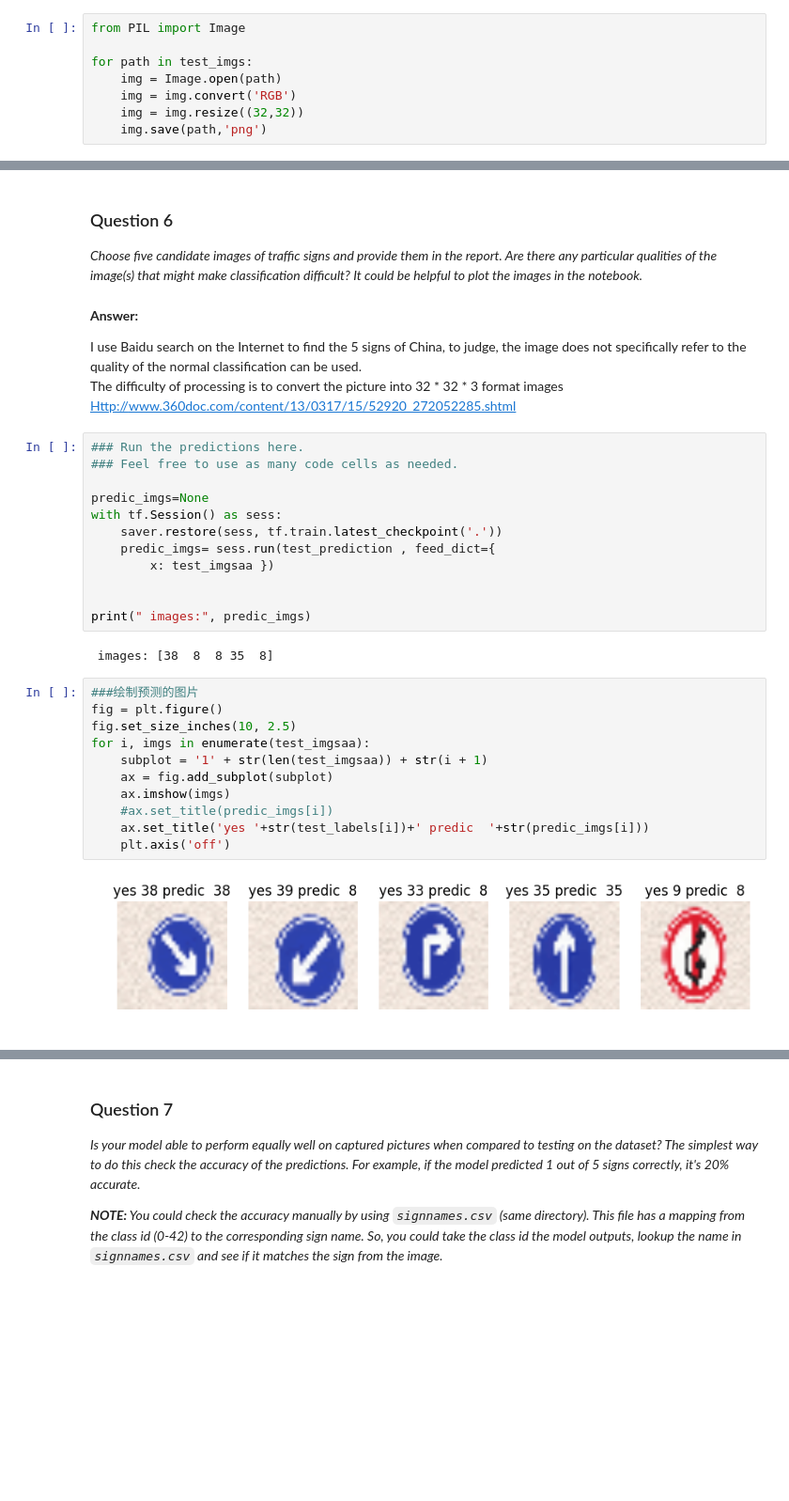
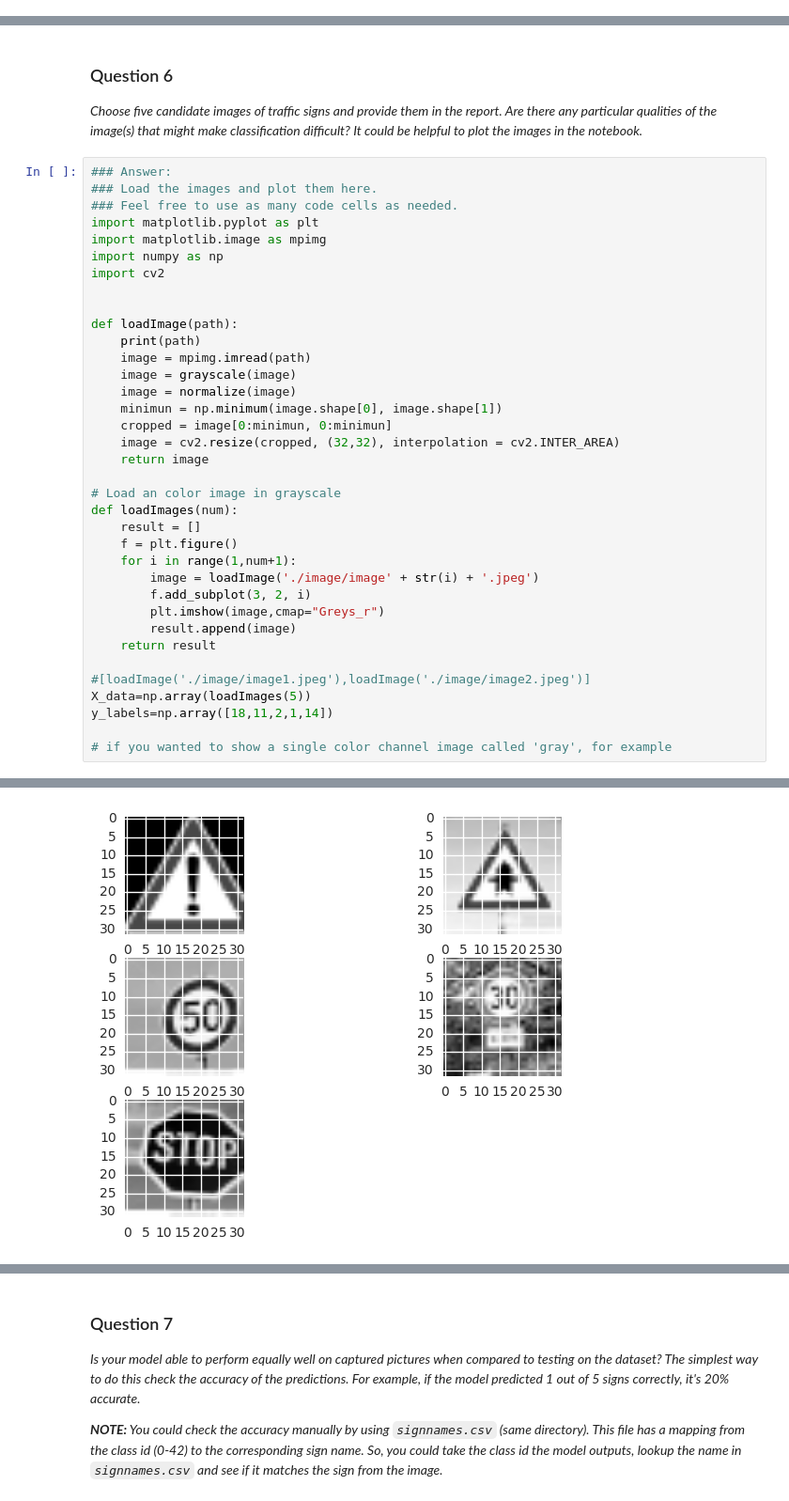
Before and after one commit to aruizga7/CarND-Traffic-Sign-Classifier-Project, a Jupyter notebook: Traffic_Sign_Classifier.ipynb, the cells around one changed output, grey strips where cells are left out. Shown: that part at 94% size. Drawn from its saved outputs; the diff is of its cells as text; blank space fills up the shorter version.

```diff
--- a/Traffic_Sign_Classifier.ipynb
+++ b/Traffic_Sign_Classifier.ipynb
@@ -493,8 +515,0 @@ test_labels=[
-# %%
-from PIL import Image
-
-for path in test_imgs:
-    img = Image.open(path)
-    img = img.convert('RGB')
-    img = img.resize((32,32))
-    img.save(path,'png')
@@ -522,36 +517,40 @@ for img in test_imgsaa:
 ### Question 6
 
 _Choose five candidate images of traffic signs and provide them in the report. Are there any particular qualities of the image(s) that might make classification difficult? It could be helpful to plot the images in the notebook._
-# %% [markdown]
-**Answer:**
-
-I use Baidu search on the Internet to find the 5 signs of China, to judge, the image does not specifically refer to the quality of the normal classification can be used.<br>
-The difficulty of processing is to convert the picture into 32 * 32 * 3 format images<br>
-<a href=Http://www.360doc.com/content/13/0317/15/52920_272052285.shtml>Http://www.360doc.com/content/13/0317/15/52920_272052285.shtml<a>
-# %%
-### Run the predictions here.
-### Feel free to use as many code cells as needed.
-
-predic_imgs=None
-with tf.Session() as sess:
-    saver.restore(sess, tf.train.latest_checkpoint('.'))
-    predic_imgs= sess.run(test_prediction , feed_dict={
-        x: test_imgsaa })
-
-
-print(" images:", predic_imgs)
-# %% [output]
- images: [38  8  8 35  8]
-# %%
-###绘制预测的图片
-fig = plt.figure()
-fig.set_size_inches(10, 2.5)
-for i, imgs in enumerate(test_imgsaa):
-    subplot = '1' + str(len(test_imgsaa)) + str(i + 1)
-    ax = fig.add_subplot(subplot)
-    ax.imshow(imgs)
-    #ax.set_title(predic_imgs[i])
-    ax.set_title('yes '+str(test_labels[i])+' predic  '+str(predic_imgs[i]))
-    plt.axis('off')
-# %% [output]
-[figure, removed]
+# %%
+### Answer:
+### Load the images and plot them here.
+### Feel free to use as many code cells as needed.
+import matplotlib.pyplot as plt
+import matplotlib.image as mpimg
+import numpy as np
+import cv2
+
+
+def loadImage(path):
+    print(path)
+    image = mpimg.imread(path)
+    image = grayscale(image)
+    image = normalize(image)
+    minimun = np.minimum(image.shape[0], image.shape[1])
+    cropped = image[0:minimun, 0:minimun]
+    image = cv2.resize(cropped, (32,32), interpolation = cv2.INTER_AREA)
+    return image
+
+# Load an color image in grayscale
+def loadImages(num):
+    result = []
+    f = plt.figure()
+    for i in range(1,num+1):
+        image = loadImage('./image/image' + str(i) + '.jpeg')
+        f.add_subplot(3, 2, i)
+        plt.imshow(image,cmap="Greys_r")
+        result.append(image)
+    return result
+
+#[loadImage('./image/image1.jpeg'),loadImage('./image/image2.jpeg')]
+X_data=np.array(loadImages(5))
+y_labels=np.array([18,11,2,1,14])
+
+# if you wanted to show a single color channel image called 'gray', for example
+# %% [output]
@@ -557,0 +562 @@ for i, imgs in enumerate(test_imgsaa):
+[figure, added]
```
Also changed, not shown: parts of 38 cells of this notebook, 1 other file.
